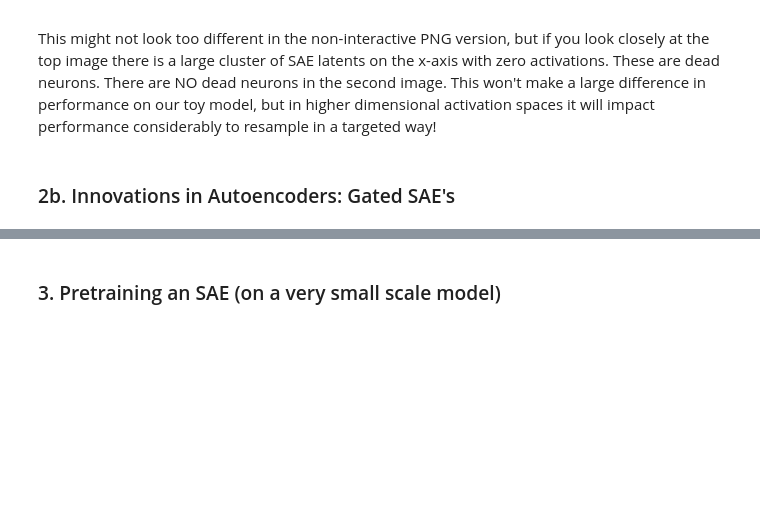
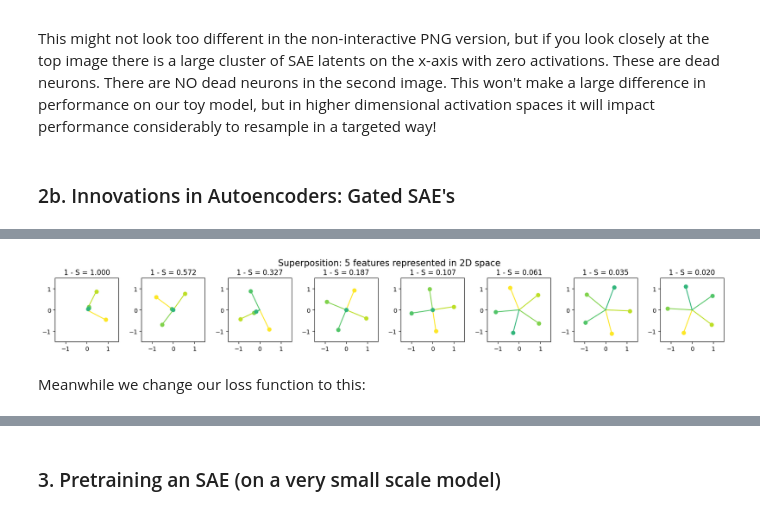
Before and after one commit to Jared-Junkin/705-771-SAE-lectures, a Jupyter notebook: SAE_lecture_pt2.ipynb, the cells around one changed output, grey strips where cells are left out. Drawn from its saved outputs; the diff is of its cells as text; code cells hidden in the pictures; blank space fills up the shorter version.

```diff
--- a/SAE_lecture_pt2.ipynb
+++ b/SAE_lecture_pt2.ipynb
@@ -170,0 +390,11 @@ This might not look too different in the non-interactive PNG version, but if you
+# %%
+utils.plot_features_in_2d(
+    model.W,
+    colors=model.importance,
+    title=f"Superposition: {cfg.n_features} features represented in 2D space",
+    subplot_titles=[f"1 - S = {i:.3f}" for i in feature_probability.squeeze()],
+)
+
+# why does this appear to be learning all features at zero sparsity? is my penalty lower
+# %% [output]
+[figure, added]
@@ -170,0 +623,2 @@ This might not look too different in the non-interactive PNG version, but if you
+# %% [markdown]
+Meanwhile we change our loss function to this:
```
Also changed, not shown: parts of 15 cells of this notebook.
